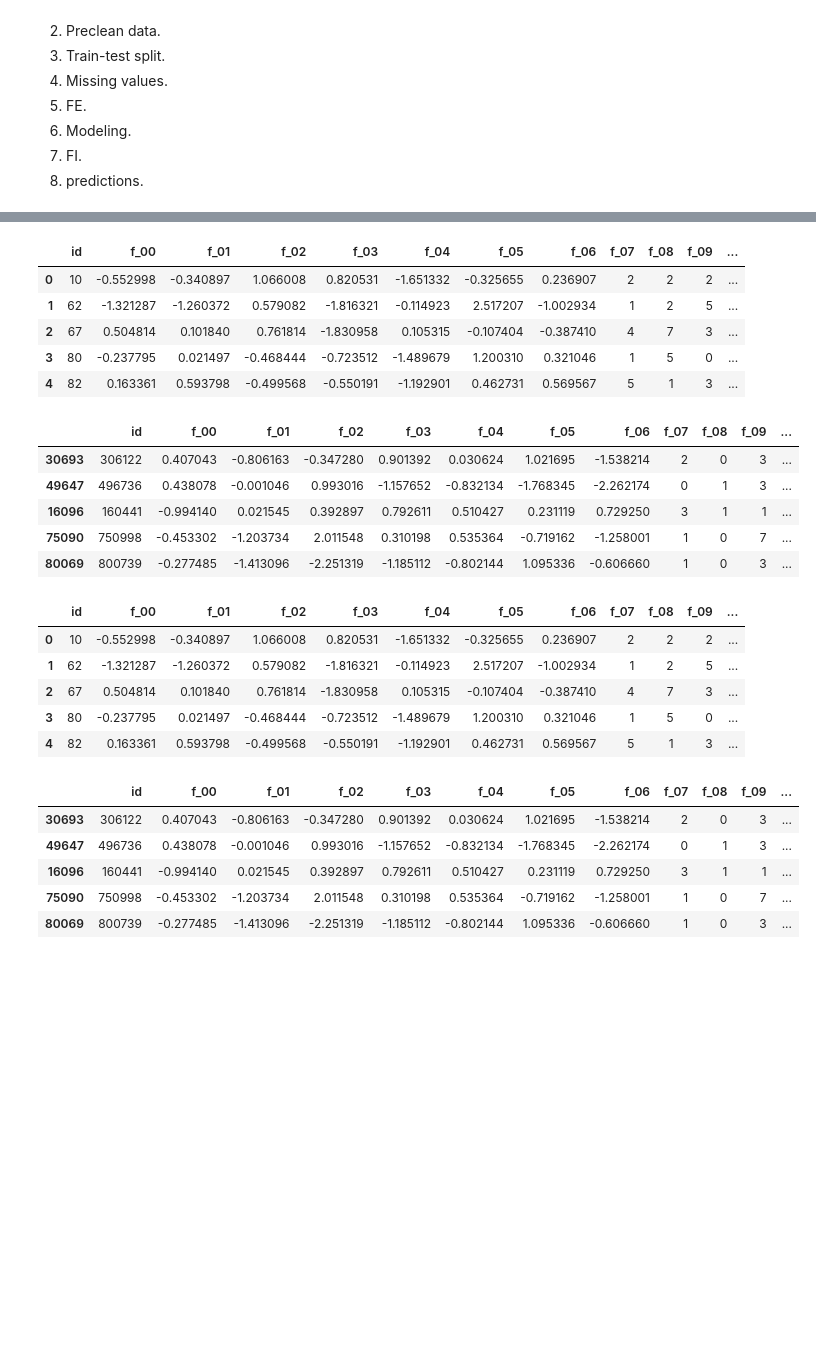
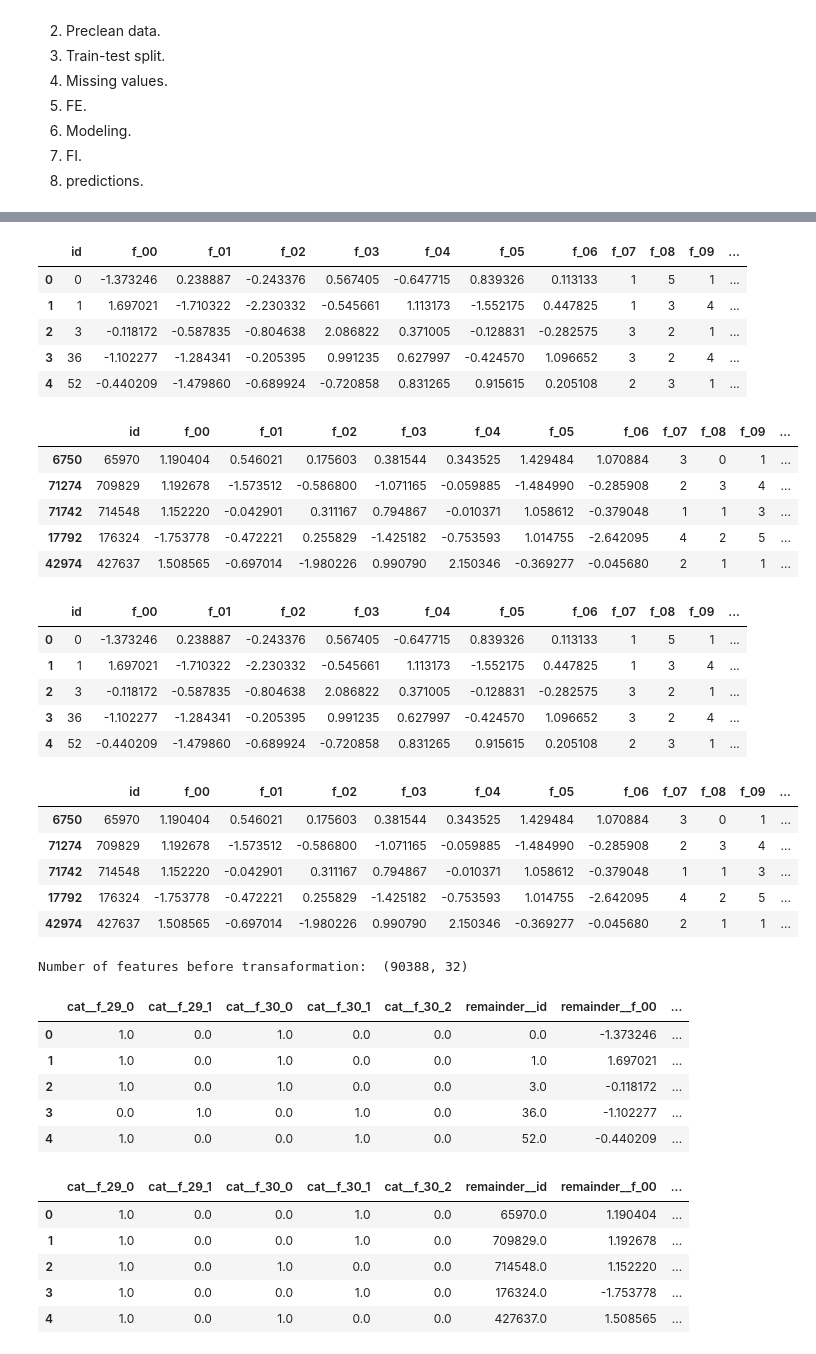
Before and after one commit to MykolaPinchuk/KaggleProjects, a Jupyter notebook: kp-pgs0522.ipynb, the cells around one changed output, grey strips where cells are left out. Drawn from its saved outputs; the diff is of its cells as text; code cells hidden in the pictures; blank space fills up the shorter version.

```diff
--- a/kp-pgs0522.ipynb
+++ b/kp-pgs0522.ipynb
@@ -181,46 +181,69 @@ train0, test0 = train.copy(), test.copy()
 # %%
 # 5. FE #
 
 # first do TE
 
 train, test = train0.copy(), test0.copy()
 
 display(train.head(), test.head())
 train, test = TargetEncoderMP(train, test, ['f_27'], 'target')
 display(train.head(), test.head())
 
+# then extract a target
 
-
-
-
-
+X_train = train.copy()
+y_train = X_train.pop('target')
+X_test = test.copy()
+y_test = X_test.pop('target')
 
 # then do OHE with columntransformer
+
+ohe_cols = ['f_29', 'f_30']
+feature_transformer = ColumnTransformer([
+   ("cat", OneHotEncoder(sparse = False, handle_unknown="ignore"), ohe_cols)],
+   remainder="passthrough")
+print('Number of features before transaformation: ', X_train.shape)
+X_train = pd.DataFrame(feature_transformer.fit_transform(X_train), columns=feature_transformer.get_feature_names_out())
+X_test = pd.DataFrame(feature_transformer.transform(X_test), columns=feature_transformer.get_feature_names_out())
+display(X_train.head(), X_test.head())
 # %% [output]
 |  | id | f_00 | f_01 | f_02 | f_03 | f_04 | f_05 | f_06 | f_07 | f_08 | f_09 | ... |
-| 0 | 10 | -0.552998 | -0.340897 | 1.066008 | 0.820531 | -1.651332 | -0.325655 | 0.236907 | 2 | 2 | 2 | ... |
-| 1 | 62 | -1.321287 | -1.260372 | 0.579082 | -1.816321 | -0.114923 | 2.517207 | -1.002934 | 1 | 2 | 5 | ... |
-| 2 | 67 | 0.504814 | 0.101840 | 0.761814 | -1.830958 | 0.105315 | -0.107404 | -0.387410 | 4 | 7 | 3 | ... |
-| 3 | 80 | -0.237795 | 0.021497 | -0.468444 | -0.723512 | -1.489679 | 1.200310 | 0.321046 | 1 | 5 | 0 | ... |
-| 4 | 82 | 0.163361 | 0.593798 | -0.499568 | -0.550191 | -1.192901 | 0.462731 | 0.569567 | 5 | 1 | 3 | ... |
+| 0 | 0 | -1.373246 | 0.238887 | -0.243376 | 0.567405 | -0.647715 | 0.839326 | 0.113133 | 1 | 5 | 1 | ... |
+| 1 | 1 | 1.697021 | -1.710322 | -2.230332 | -0.545661 | 1.113173 | -1.552175 | 0.447825 | 1 | 3 | 4 | ... |
+| 2 | 3 | -0.118172 | -0.587835 | -0.804638 | 2.086822 | 0.371005 | -0.128831 | -0.282575 | 3 | 2 | 1 | ... |
+| 3 | 36 | -1.102277 | -1.284341 | -0.205395 | 0.991235 | 0.627997 | -0.424570 | 1.096652 | 3 | 2 | 4 | ... |
+| 4 | 52 | -0.440209 | -1.479860 | -0.689924 | -0.720858 | 0.831265 | 0.915615 | 0.205108 | 2 | 3 | 1 | ... |
 |  | id | f_00 | f_01 | f_02 | f_03 | f_04 | f_05 | f_06 | f_07 | f_08 | f_09 | ... |
-| 30693 | 306122 | 0.407043 | -0.806163 | -0.347280 | 0.901392 | 0.030624 | 1.021695 | -1.538214 | 2 | 0 | 3 | ... |
-| 49647 | 496736 | 0.438078 | -0.001046 | 0.993016 | -1.157652 | -0.832134 | -1.768345 | -2.262174 | 0 | 1 | 3 | ... |
-| 16096 | 160441 | -0.994140 | 0.021545 | 0.392897 | 0.792611 | 0.510427 | 0.231119 | 0.729250 | 3 | 1 | 1 | ... |
-| 75090 | 750998 | -0.453302 | -1.203734 | 2.011548 | 0.310198 | 0.535364 | -0.719162 | -1.258001 | 1 | 0 | 7 | ... |
-| 80069 | 800739 | -0.277485 | -1.413096 | -2.251319 | -1.185112 | -0.802144 | 1.095336 | -0.606660 | 1 | 0 | 3 | ... |
+| 6750 | 65970 | 1.190404 | 0.546021 | 0.175603 | 0.381544 | 0.343525 | 1.429484 | 1.070884 | 3 | 0 | 1 | ... |
+| 71274 | 709829 | 1.192678 | -1.573512 | -0.586800 | -1.071165 | -0.059885 | -1.484990 | -0.285908 | 2 | 3 | 4 | ... |
+| 71742 | 714548 | 1.152220 | -0.042901 | 0.311167 | 0.794867 | -0.010371 | 1.058612 | -0.379048 | 1 | 1 | 3 | ... |
+| 17792 | 176324 | -1.753778 | -0.472221 | 0.255829 | -1.425182 | -0.753593 | 1.014755 | -2.642095 | 4 | 2 | 5 | ... |
+| 42974 | 427637 | 1.508565 | -0.697014 | -1.980226 | 0.990790 | 2.150346 | -0.369277 | -0.045680 | 2 | 1 | 1 | ... |
 |  | id | f_00 | f_01 | f_02 | f_03 | f_04 | f_05 | f_06 | f_07 | f_08 | f_09 | ... |
-| 0 | 10 | -0.552998 | -0.340897 | 1.066008 | 0.820531 | -1.651332 | -0.325655 | 0.236907 | 2 | 2 | 2 | ... |
-| 1 | 62 | -1.321287 | -1.260372 | 0.579082 | -1.816321 | -0.114923 | 2.517207 | -1.002934 | 1 | 2 | 5 | ... |
-| 2 | 67 | 0.504814 | 0.101840 | 0.761814 | -1.830958 | 0.105315 | -0.107404 | -0.387410 | 4 | 7 | 3 | ... |
-| 3 | 80 | -0.237795 | 0.021497 | -0.468444 | -0.723512 | -1.489679 | 1.200310 | 0.321046 | 1 | 5 | 0 | ... |
-| 4 | 82 | 0.163361 | 0.593798 | -0.499568 | -0.550191 | -1.192901 | 0.462731 | 0.569567 | 5 | 1 | 3 | ... |
+| 0 | 0 | -1.373246 | 0.238887 | -0.243376 | 0.567405 | -0.647715 | 0.839326 | 0.113133 | 1 | 5 | 1 | ... |
+| 1 | 1 | 1.697021 | -1.710322 | -2.230332 | -0.545661 | 1.113173 | -1.552175 | 0.447825 | 1 | 3 | 4 | ... |
+| 2 | 3 | -0.118172 | -0.587835 | -0.804638 | 2.086822 | 0.371005 | -0.128831 | -0.282575 | 3 | 2 | 1 | ... |
+| 3 | 36 | -1.102277 | -1.284341 | -0.205395 | 0.991235 | 0.627997 | -0.424570 | 1.096652 | 3 | 2 | 4 | ... |
+| 4 | 52 | -0.440209 | -1.479860 | -0.689924 | -0.720858 | 0.831265 | 0.915615 | 0.205108 | 2 | 3 | 1 | ... |
 |  | id | f_00 | f_01 | f_02 | f_03 | f_04 | f_05 | f_06 | f_07 | f_08 | f_09 | ... |
-| 30693 | 306122 | 0.407043 | -0.806163 | -0.347280 | 0.901392 | 0.030624 | 1.021695 | -1.538214 | 2 | 0 | 3 | ... |
-| 49647 | 496736 | 0.438078 | -0.001046 | 0.993016 | -1.157652 | -0.832134 | -1.768345 | -2.262174 | 0 | 1 | 3 | ... |
-| 16096 | 160441 | -0.994140 | 0.021545 | 0.392897 | 0.792611 | 0.510427 | 0.231119 | 0.729250 | 3 | 1 | 1 | ... |
-| 75090 | 750998 | -0.453302 | -1.203734 | 2.011548 | 0.310198 | 0.535364 | -0.719162 | -1.258001 | 1 | 0 | 7 | ... |
-| 80069 | 800739 | -0.277485 | -1.413096 | -2.251319 | -1.185112 | -0.802144 | 1.095336 | -0.606660 | 1 | 0 | 3 | ... |
+| 6750 | 65970 | 1.190404 | 0.546021 | 0.175603 | 0.381544 | 0.343525 | 1.429484 | 1.070884 | 3 | 0 | 1 | ... |
+| 71274 | 709829 | 1.192678 | -1.573512 | -0.586800 | -1.071165 | -0.059885 | -1.484990 | -0.285908 | 2 | 3 | 4 | ... |
+| 71742 | 714548 | 1.152220 | -0.042901 | 0.311167 | 0.794867 | -0.010371 | 1.058612 | -0.379048 | 1 | 1 | 3 | ... |
+| 17792 | 176324 | -1.753778 | -0.472221 | 0.255829 | -1.425182 | -0.753593 | 1.014755 | -2.642095 | 4 | 2 | 5 | ... |
+| 42974 | 427637 | 1.508565 | -0.697014 | -1.980226 | 0.990790 | 2.150346 | -0.369277 | -0.045680 | 2 | 1 | 1 | ... |
+Number of features before transaformation:  (90388, 32)
+|  | cat__f_29_0 | cat__f_29_1 | cat__f_30_0 | cat__f_30_1 | cat__f_30_2 | remainder__id | remainder__f_00 | ... |
+| 0 | 1.0 | 0.0 | 1.0 | 0.0 | 0.0 | 0.0 | -1.373246 | ... |
+| 1 | 1.0 | 0.0 | 1.0 | 0.0 | 0.0 | 1.0 | 1.697021 | ... |
+| 2 | 1.0 | 0.0 | 1.0 | 0.0 | 0.0 | 3.0 | -0.118172 | ... |
+| 3 | 0.0 | 1.0 | 0.0 | 1.0 | 0.0 | 36.0 | -1.102277 | ... |
+| 4 | 1.0 | 0.0 | 0.0 | 1.0 | 0.0 | 52.0 | -0.440209 | ... |
+|  | cat__f_29_0 | cat__f_29_1 | cat__f_30_0 | cat__f_30_1 | cat__f_30_2 | remainder__id | remainder__f_00 | ... |
+| 0 | 1.0 | 0.0 | 0.0 | 1.0 | 0.0 | 65970.0 | 1.190404 | ... |
+| 1 | 1.0 | 0.0 | 0.0 | 1.0 | 0.0 | 709829.0 | 1.192678 | ... |
+| 2 | 1.0 | 0.0 | 1.0 | 0.0 | 0.0 | 714548.0 | 1.152220 | ... |
+| 3 | 1.0 | 0.0 | 0.0 | 1.0 | 0.0 | 176324.0 | -1.753778 | ... |
+| 4 | 1.0 | 0.0 | 1.0 | 0.0 | 0.0 | 427637.0 | 1.508565 | ... |
 # %%
 # 6. fit XGBoost #
 # %%
```
Also changed, not shown: parts of 2 cells of this notebook.
